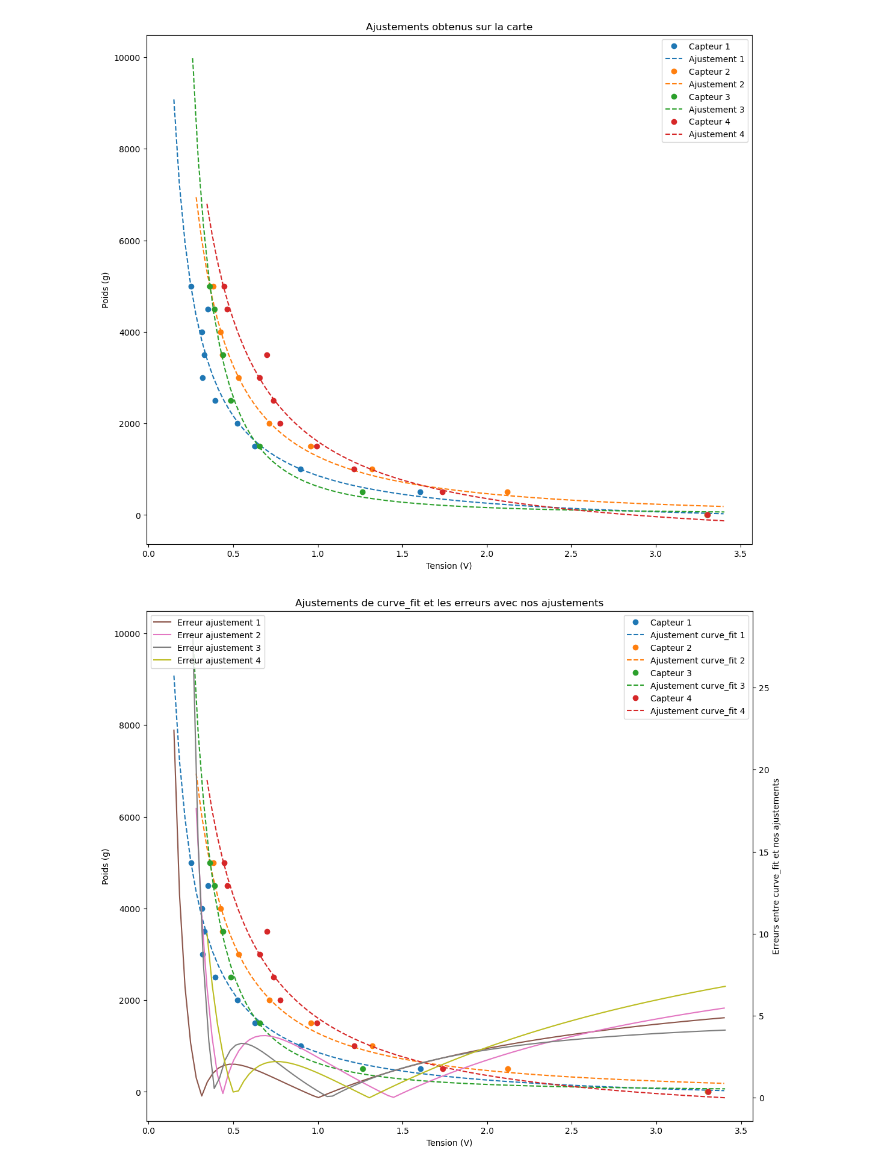
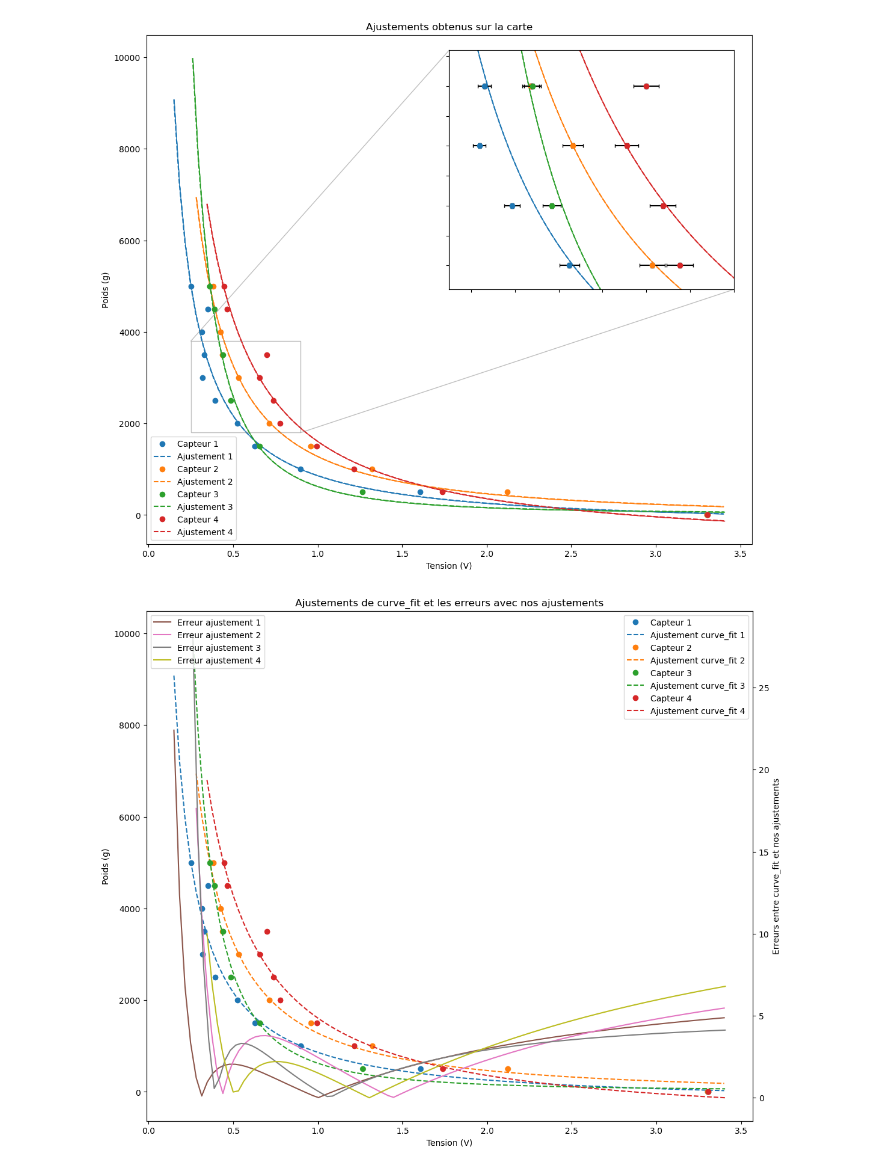
Before and after one commit to MalauD/TIPE2022, a Jupyter notebook: Code/Notebooks/gradient_descent.ipynb, the cells around one changed output. Saved outputs shown, nothing was run; the diff lists cells and outputs as text; code cells hidden in the pictures.

```diff
--- a/Code/Notebooks/gradient_descent.ipynb
+++ b/Code/Notebooks/gradient_descent.ipynb
@@ -32,6 +32,21 @@ def parse_config(filename):
         return entries, data
 
 config = parse_config("config.txt")
+# %%
+def calculate_R(u, E=3.3, Rf=47*10**3):
+    return u*Rf/(E-u)
+
+def calculate_u(R, E=3.3, Rf=47*10**3):
+    return E*R/(Rf+R)
+
+def calculate_Rtot_err(R_err, Rf_err):
+    return np.sqrt(R_err**2 + Rf_err**2)
+
+def calculate_u_err(u, R_precision, Rf_precision,E=3.3, Rf=47*10**3):
+    R = calculate_R(u, E, Rf)
+    R_err = R * R_precision / 100
+    Rf_err = Rf * Rf_precision / 100
+    return np.abs(u) * np.sqrt((R_err/(R*E))**2 + (calculate_Rtot_err(R_err, Rf_err)/(Rf+R))**2)
 # %%
 # Plot the data points
 def plot_data(data):
@@ -52,21 +99,80 @@ plot_data(config[1])
 def func(x, a, b,c):
     return a/x**b + c
 
+def calculate_weight_err_mc(u,a,b,c, samples=10**5):
+    u_err = calculate_u_err(u, 2.5, 5)
+    tab_u = np.random.normal(u, u_err, samples)
+    func_tab = func(tab_u, a, b, c)
+    return np.std(func_tab, ddof=1)
+
+
 # Plot the fit
 def plot_fit(data, entries):
+    fig, ax = plt.subplots()
     for i in range(len(data)):
+        a,b,c = entries[i][0]
+
         x = [d[0] for d in data[i]]
         y = [d[1] for d in data[i]]
         if x == []:
             continue
-        plt.plot(x,y,'o', label='Capteur {}'.format(i+1), color='C{}'.format(i))
-        plt.xlabel('Tension (V)')
-        plt.ylabel('Poids (g)')
+
+        ax.plot(x,y,'o', label='Capteur {}'.format(i+1), color='C{}'.format(i))
+        ax.set_xlabel('Tension (V)')
+        ax.set_ylabel('Poids (g)')
         x = np.linspace(min(x) - 0.1, max(x) + 0.1, 100)
-        plt.plot(x, func(np.array(x), *entries[i][0])  * entries[i][2] + entries[i][1],'--', label='Ajustement {}'.format(i+1), color='C{}'.format(i))
+
+        val_y = func(x, a, b, c)  * entries[i][2] + entries[i][1]
+
+
+        yerr = np.array([calculate_weight_err_mc(xi, a, b, c) for xi in x])
+        ax.fill_between(x, val_y - yerr, val_y + yerr, alpha=0.8, color='C{}'.format(i))
+
+        ax.plot(x, val_y,'--', label='Ajustement {}'.format(i+1), color='C{}'.format(i))
+
+    # Zoom on region of interest using inset axes
+    axins = ax.inset_axes([0.5, 0.5, 0.47, 0.47])
+    x_min = 0.25
+    x_max = 0.9
+
+    for i in range(len(data)):
+        a,b,c = entries[i][0]
+
+        x = [d[0] for d in data[i]]
+        y = [d[1] for d in data[i]]
+        if x == []:
+            continue
+
+        xerr = calculate_u_err(np.array(x), 2.5, 5)
+
+        axins.errorbar(x,y, xerr=xerr, yerr=20,fmt='none', ecolor='black', capsize=2)
+        axins.plot(x,y,'o', label='Capteur {}'.format(i+1), markersize=4)
+
+        axins.plot(x,y,'o', label='Capteur {}'.format(i+1), color='C{}'.format(i))
+        x = np.linspace(x_min-0.1, x_max + 0.1, 100)
+
+        val_y = func(x, a, b, c)  * entries[i][2] + entries[i][1]
+
+
+        yerr = np.array([calculate_weight_err_mc(xi, a, b, c) for xi in x])
+        axins.fill_between(x, val_y - yerr, val_y + yerr, alpha=0.8, color='C{}'.format(i))
+
+        axins.plot(x, val_y,'--', label='Ajustement {}'.format(i+1), color='C{}'.format(i))
+
+
+
+
+    axins.set_xlim(x_min, x_max)
+
+    axins.set_ylim(1800, 3800)
+    axins.set_xticklabels('')
+    axins.set_yticklabels('')
+    ax.indicate_inset_zoom(axins)
+
+
     plt.legend()
     plt.title("Ajustements obtenus sur la carte")
     plt.show()
-print(config[0])
+
 plot_fit(config[1], config[0])
 # %% [output]
@@ -74,4 +179,4 @@ plot_fit(config[1], config[0])
-[figure, old version]
+[figure, new version]
 # %%
 # Plot fit using scipy curve_fit and plot the error bewteen the two fits using antoher axis
 def plot_fit_scipy(data, entries):
```
Also changed, not shown: parts of 2 cells of this notebook, 7 other files.
